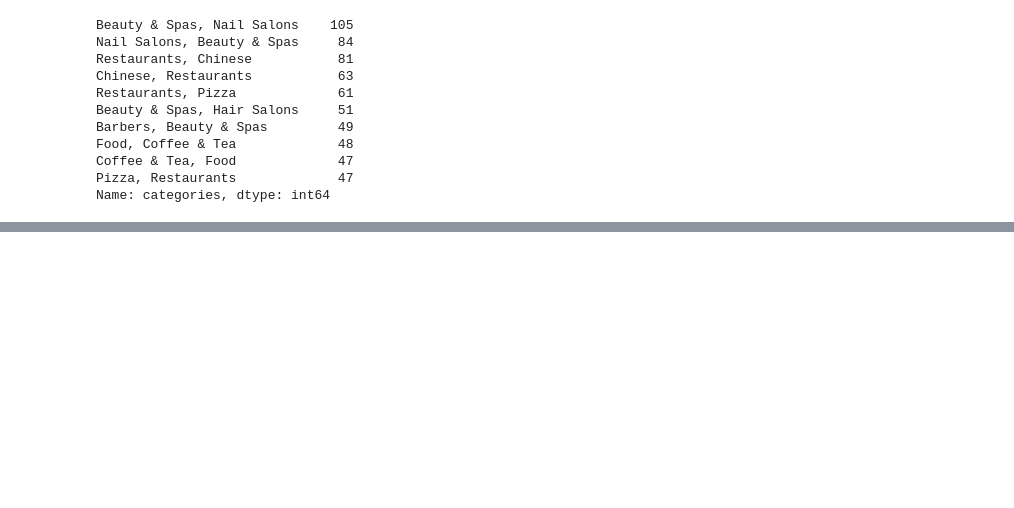
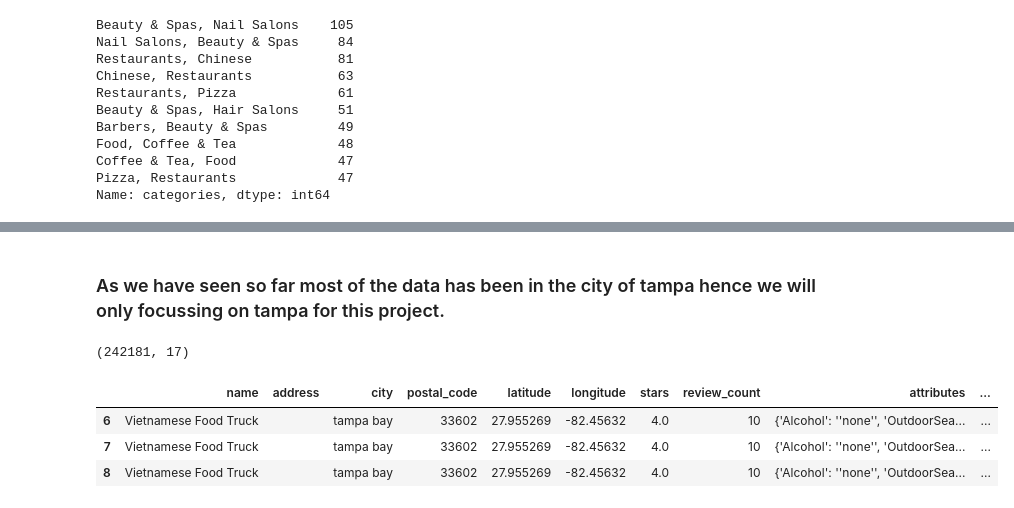
Before and after one commit to Mrshreesharma/Recommendation-for-Restaurants-in-Florida, a Jupyter notebook: Preprocessing-Yelp- EDA.ipynb, the cells around one changed output, grey strips where cells are left out. Cells and saved outputs as stored; diff of their text form; code cells hidden in the pictures; blank space fills up the shorter version.

```diff
--- a/Preprocessing-Yelp- EDA.ipynb
+++ b/Preprocessing-Yelp- EDA.ipynb
@@ -452,0 +457,14 @@ make_histogram(year_sort, 'year', title='Reviews per year', xlab='Year', ylab='C
+# %% [markdown]
+### As we have seen so far most of the data has been in the city of tampa hence we will only focussing on tampa for this project.
+# %%
+# Filtering for Restaurant Business Data in the city of Tampa
+df_tampa = F_B_business[F_B_business['city'].str.startswith('tampa')]
+
+print(df_tampa.shape)
+df_tampa.head(3)
+# %% [output]
+(242181, 17)
+|  | name | address | city | postal_code | latitude | longitude | stars | review_count | attributes | ... |
+| 6 | Vietnamese Food Truck |  | tampa bay | 33602 | 27.955269 | -82.45632 | 4.0 | 10 | {'Alcohol': ''none'', 'OutdoorSea... | ... |
+| 7 | Vietnamese Food Truck |  | tampa bay | 33602 | 27.955269 | -82.45632 | 4.0 | 10 | {'Alcohol': ''none'', 'OutdoorSea... | ... |
+| 8 | Vietnamese Food Truck |  | tampa bay | 33602 | 27.955269 | -82.45632 | 4.0 | 10 | {'Alcohol': ''none'', 'OutdoorSea... | ... |
```
Also changed, not shown: parts of 17 cells of this notebook.
